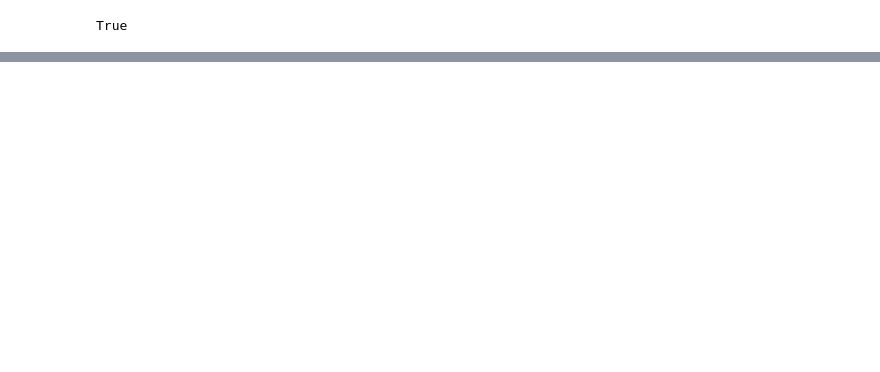
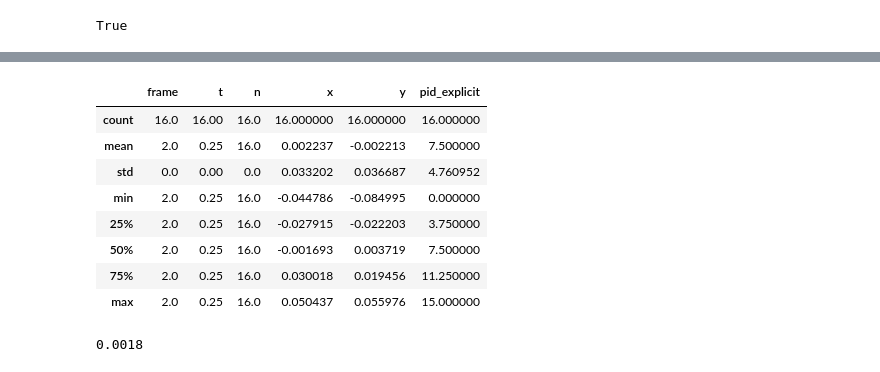
Before and after one commit to timtyree/care, a Jupyter notebook: notebooks/dev msd.ipynb, the cells around one changed output, grey strips where cells are left out. Cells and saved outputs as stored; diff of their text form; code cells hidden in the pictures; blank space fills up the shorter version.

```diff
--- a/notebooks/dev msd.ipynb
+++ b/notebooks/dev msd.ipynb
@@ -1342,0 +1309,25 @@ beep(3)
+# %%
+#input_fn is any sort of trajectory .csv file.  it must have a column reffered to by pid_col that uniquely identifies each particle
+#Load example particle Log file where I want to compute MSD and tracking has already been done
+#(good): data that uses explicit particle tracking
+input_fn='/Users/timothytyree/Documents/GitHub/care/notebooks/Data/test_data/pbc_particle_log69_log.csv'
+trial_folder_name=os.path.dirname(os.path.dirname(input_fn))
+pid_col='pid_explicit'
+t_col='t'
+#(bad)particle data analyzed using full model pipeline
+# input_fn="/Users/timothytyree/Documents/GitHub/bgmc/python/data/local_results/euic_False_fc_2_r_0.1_D_2_L_10_kappa_1500_varkappa_0/trajectories_unwrap/pbc_particle_log121_traj_sr_30_mem_0_unwrap.csv"
+df=pd.read_csv(input_fn)
+kwargs={}
+width=10 #width of computational domain
+ds   =5  #cm
+#from here on, we will use units in terms of those used by the full model
+height=width
+DS=ds/width
+
+#unwrap trajectories
+pid_lst = sorted(set(df[pid_col].values))
+#(duplicates filtered earlier in full model pipeline.  Unnecessary in particle model with explicit tracking_ _  _ _ ) filter_duplicate_trajectory_indices is slow (and can probs be accelerated with a sexy pandas one liner)
+# pid_lst_filtered = filter_duplicate_trajectory_indices(pid_lst,df)
+df = pd.concat([unwrap_traj_and_center(df[df[pid_col]==pid], width, height, DS, **kwargs) for pid in pid_lst])
+DT=get_DT(df,pid_col=pid_col) #ms
+df.head()
@@ -1342,0 +1341,17 @@ beep(3)
+# %%
+df[df.frame==2].describe()
+# %% [output]
+|  | frame | t | n | x | y | pid_explicit |
+| count | 16.0 | 16.00 | 16.0 | 16.000000 | 16.000000 | 16.000000 |
+| mean | 2.0 | 0.25 | 16.0 | 0.002237 | -0.002213 | 7.500000 |
+| std | 0.0 | 0.00 | 0.0 | 0.033202 | 0.036687 | 4.760952 |
+| min | 2.0 | 0.25 | 16.0 | -0.044786 | -0.084995 | 0.000000 |
+| 25% | 2.0 | 0.25 | 16.0 | -0.027915 | -0.022203 | 3.750000 |
+| 50% | 2.0 | 0.25 | 16.0 | -0.001693 | 0.003719 | 7.500000 |
+| 75% | 2.0 | 0.25 | 16.0 | 0.030018 | 0.019456 | 11.250000 |
+| max | 2.0 | 0.25 | 16.0 | 0.050437 | 0.055976 | 15.000000 |
+# %%
+#back of envelop estimate
+2*.03**2*DS**2/DT
+# %% [output]
+0.0018
```
Also changed, not shown: parts of 40 cells of this notebook, 9 other files.
